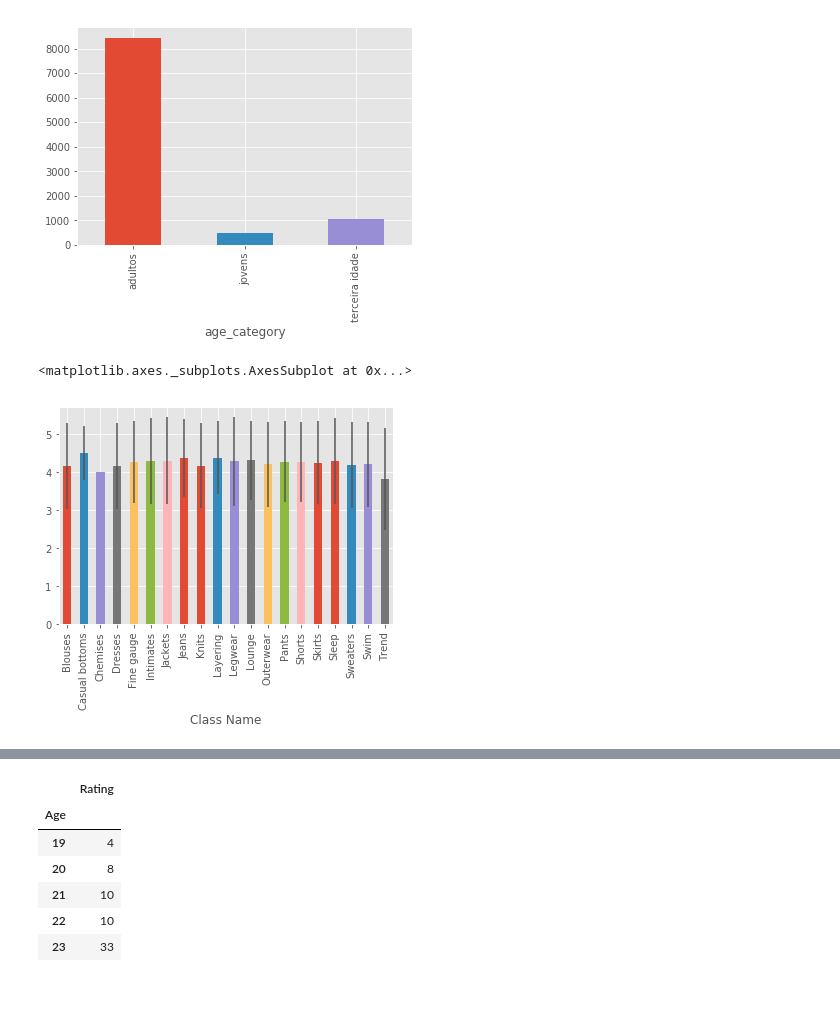
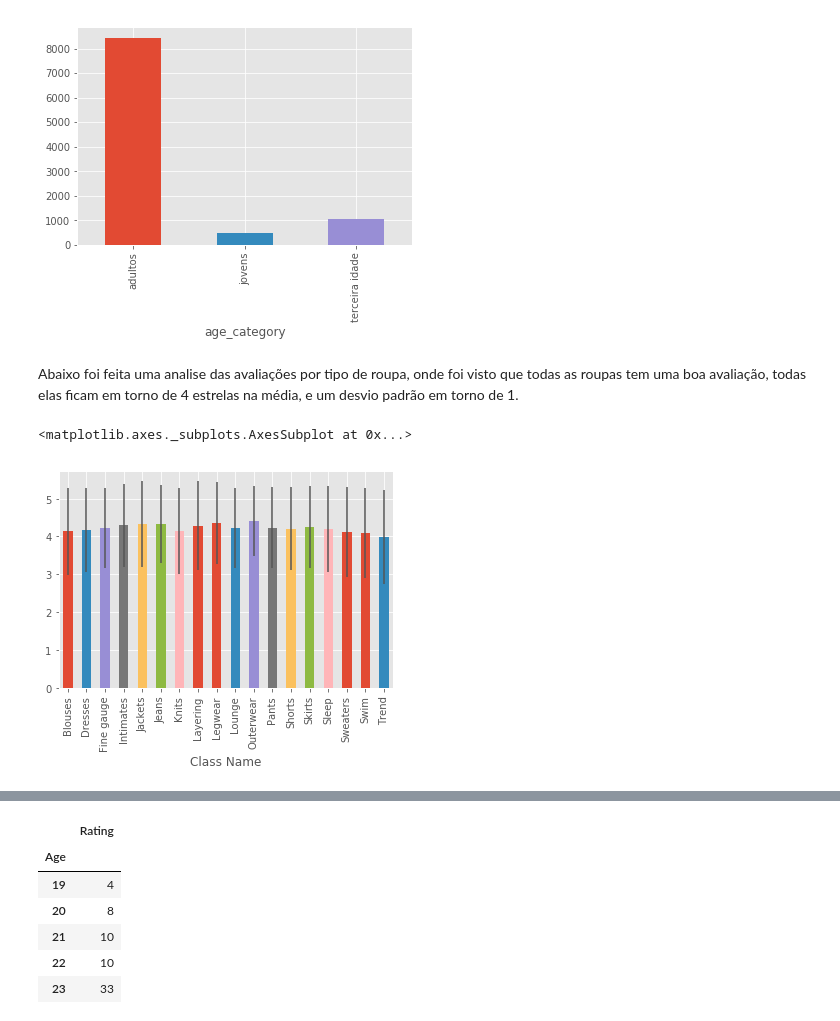
Before and after one commit to if1015-datascience-ufpe/2018-2-projeto-prepi, a Jupyter notebook: projeto/preprocessing.ipynb, the cells around one changed output, grey strips where cells are left out. Drawn from its saved outputs; the diff is of its cells as text; code cells hidden in the pictures; blank space fills up the shorter version.

Commit message:
adicionando imagens

```diff
--- a/projeto/preprocessing.ipynb
+++ b/projeto/preprocessing.ipynb
@@ -273,9 +273,11 @@ dds.groupby('age_category')['Clothing ID'].count().plot.bar()
 # %% [output]
 <matplotlib.axes._subplots.AxesSubplot at 0x...>
 [figure]
+# %% [markdown]
+Abaixo foi feita uma analise das avaliações por tipo de roupa, onde foi visto que todas as roupas tem uma boa avaliação, todas elas ficam em torno de 4 estrelas na média, e um desvio padrão em torno de 1.
 # %%
-aa = data_set.groupby('Class Name')['Rating']
+aa = dds.groupby('Class Name')['Rating']
 aa.mean().plot.bar(yerr=aa.std())
 # %% [output]
 <matplotlib.axes._subplots.AxesSubplot at 0x...>
-[figure, old version]
+[figure, new version]
```
Also changed, not shown: parts of 2 cells of this notebook, 5 other files.
